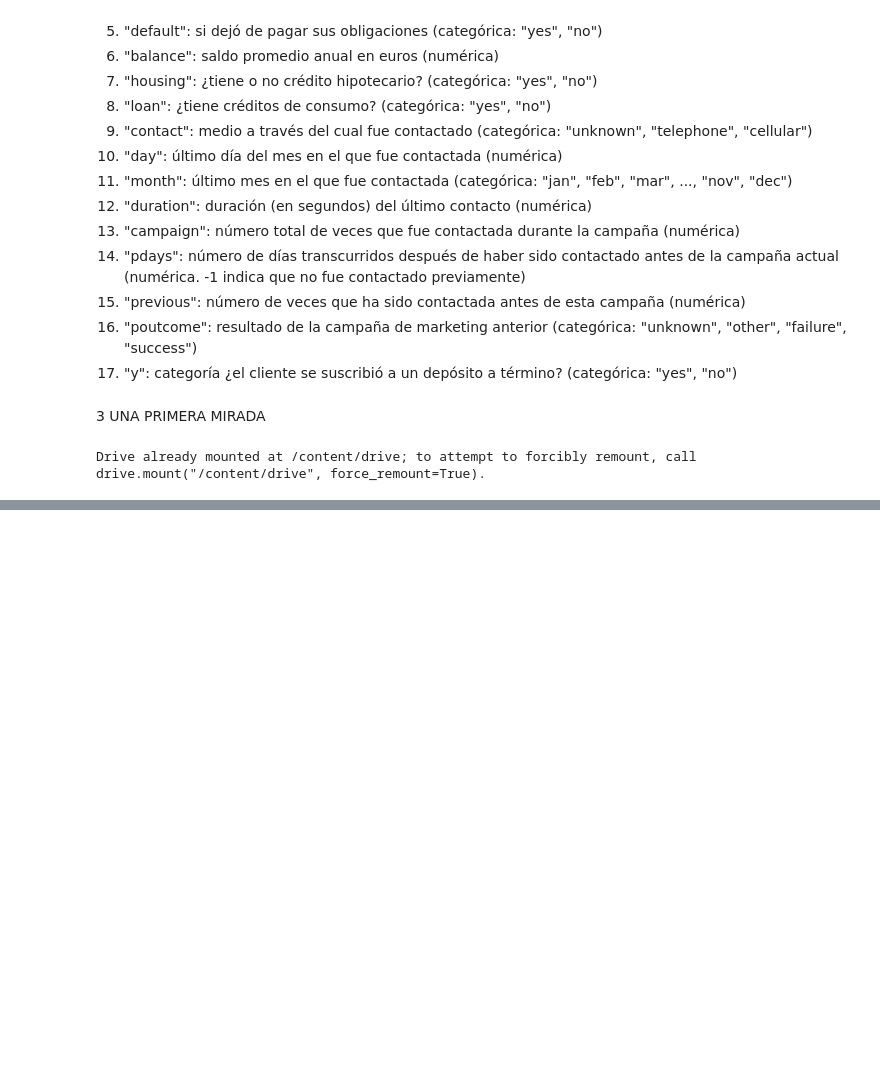
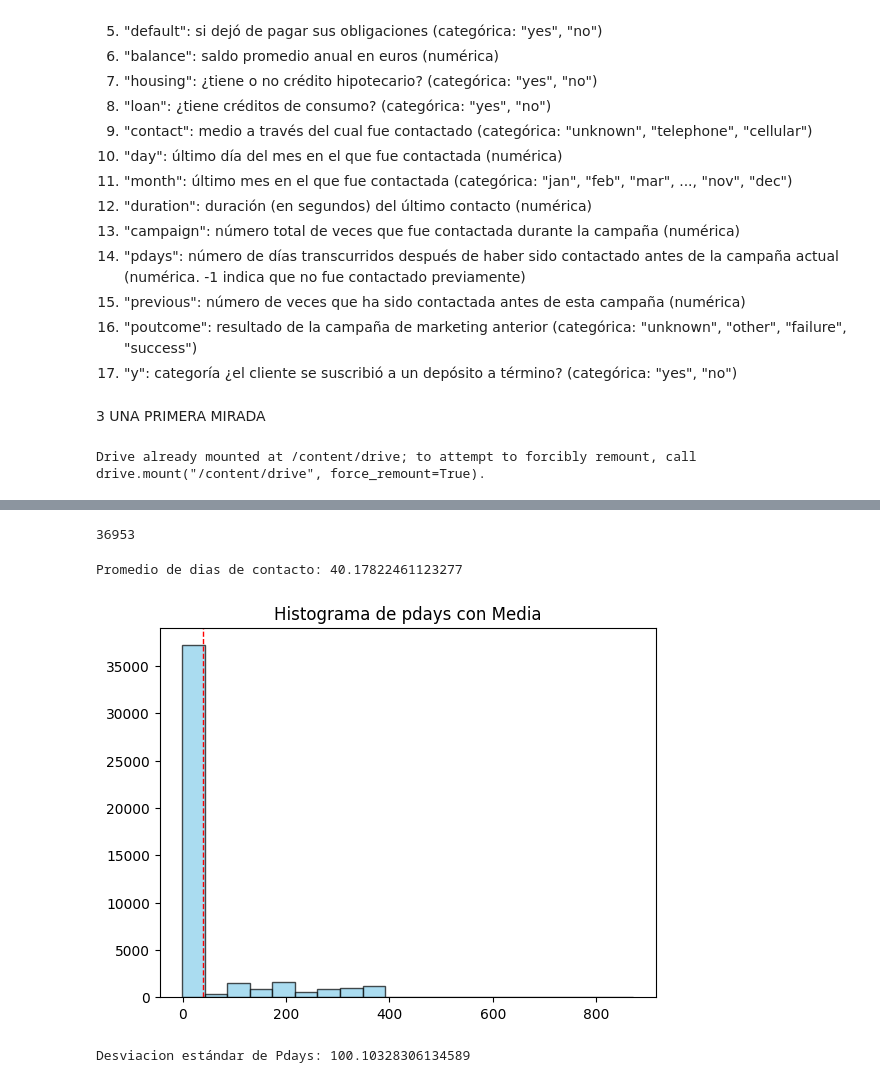
Before and after one commit to Davelascop/TalentoTech, a Jupyter notebook: Tutoria_Limpieza_de_datos.ipynb, the cells around one changed output, grey strips where cells are left out. Saved outputs shown, nothing was run; the diff lists cells and outputs as text; code cells hidden in the pictures; blank space fills up the shorter version.

```diff
--- a/Tutoria_Limpieza_de_datos.ipynb
+++ b/Tutoria_Limpieza_de_datos.ipynb
@@ -91,0 +117,3 @@ data.describe()
+# %%
+data.dropna(inplace=True)
+data.info()
@@ -91,0 +204,36 @@ data.describe()
+# %%
+#conteo de valores con -1
+count = data['pdays'].value_counts()[-1]
+print(count)
+# %% [output]
+36953
+# %%
+#calcula la media del atributo "pdays: dias de contacto antes de la campaña actual"
+media = data['pdays'].mean()
+
+print("Promedio de dias de contacto:", media)
+# %% [output]
+Promedio de dias de contacto: 40.17822461123277
+# %%
+#Graficar un histograma del atributo "pdaysCampaña"
+plt.hist(data['pdays'], bins=20, color='skyblue', edgecolor='black', alpha=0.7)
+
+#Agregar una linea vertical para mostrar la media
+plt.axvline(media, color='red', linestyle='dashed', linewidth=1)
+
+#Etiquetas y titulo
+plt.xlabel=('Vaor de pdays')
+plt.ylabel=('Frecuencia')
+plt.title('Histograma de pdays con Media')
+
+#Mostrar la grafica
+plt.show()
+# %% [output]
+[figure, added]
+# %%
+#calcular la desviacion estándar del atributo pdays
+desviacion_estandar= data['pdays'].std()
+
+print("Desviacion estándar de Pdays:", desviacion_estandar)
+# %% [output]
+Desviacion estándar de Pdays: 100.10328306134589
```
Also changed, not shown: parts of 16 cells of this notebook.
